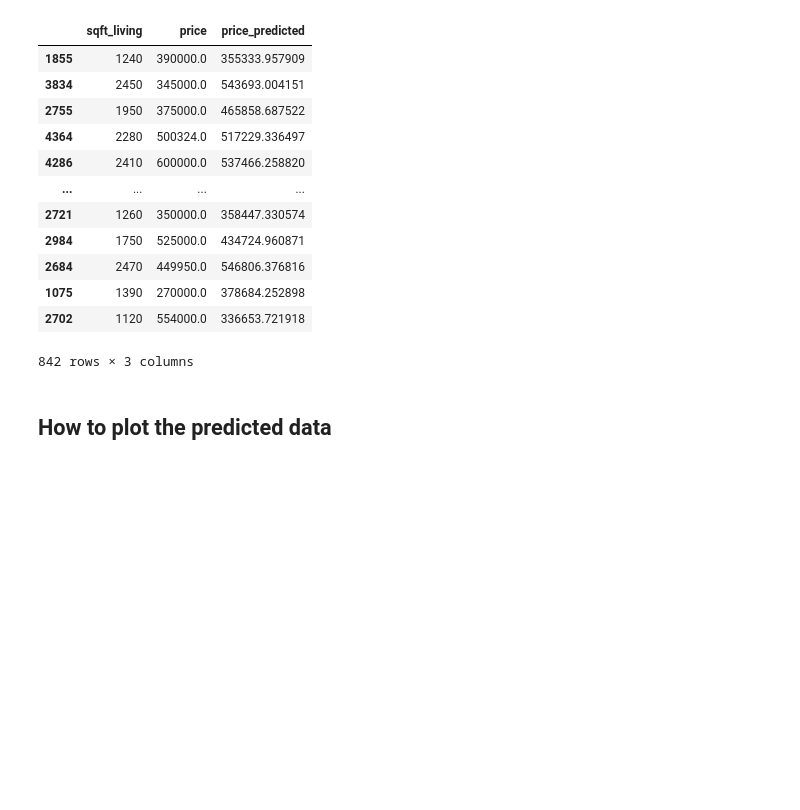
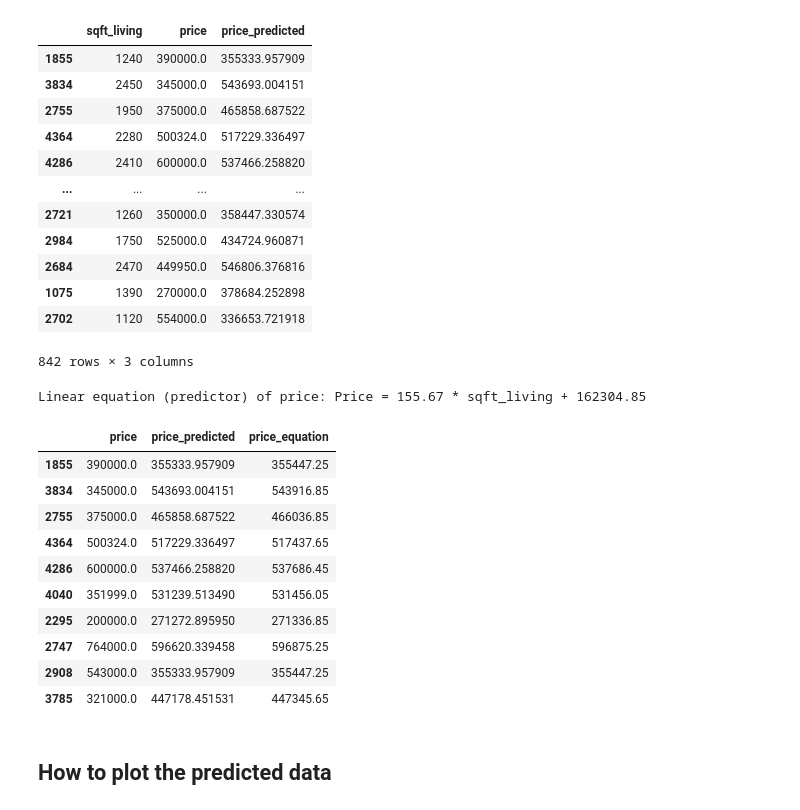
Before and after one commit to ncrowder/python, a Jupyter notebook: murach_data_analysis/class_demos/regression.ipynb, the cells around one changed output. Drawn from its saved outputs; the diff is of its cells as text; code cells hidden in the pictures; blank space fills up the shorter version.

```diff
--- a/murach_data_analysis/class_demos/regression.ipynb
+++ b/murach_data_analysis/class_demos/regression.ipynb
@@ -194,6 +194,30 @@ df_pred
 | 1075 | 1390 | 270000.0 | 378684.252898 |
 | 2702 | 1120 | 554000.0 | 336653.721918 |
 842 rows × 3 columns
+# %%
+slope = round(float(linearModel.coef_[0,0]),2)
+intercept = round(float(linearModel.intercept_[0]),2)
+print(f"Linear equation (predictor) of price: Price = {slope} * sqft_living + {intercept}")
+# %% [output]
+Linear equation (predictor) of price: Price = 155.67 * sqft_living + 162304.85
+# %%
+df_pred2 = pd.DataFrame({'price':df_pred.price[:10], 'price_predicted':df_pred.price_predicted[:10],'price_equation': 155.76 * df_pred.sqft_living[:10] + 162304.85})
+# %%
+# The first column is actuals, the second column is using the predict method and the last column is using the actual equation for the least squares line that was fit by the model
+# Price_predicted and price_equation would be exactly the same except since I rounded the slope and intercept there is a slight discrepancy between them.
+df_pred2
+# %% [output]
+|  | price | price_predicted | price_equation |
+| 1855 | 390000.0 | 355333.957909 | 355447.25 |
+| 3834 | 345000.0 | 543693.004151 | 543916.85 |
+| 2755 | 375000.0 | 465858.687522 | 466036.85 |
+| 4364 | 500324.0 | 517229.336497 | 517437.65 |
+| 4286 | 600000.0 | 537466.258820 | 537686.45 |
+| 4040 | 351999.0 | 531239.513490 | 531456.05 |
+| 2295 | 200000.0 | 271272.895950 | 271336.85 |
+| 2747 | 764000.0 | 596620.339458 | 596875.25 |
+| 2908 | 543000.0 | 355333.957909 | 355447.25 |
+| 3785 | 321000.0 | 447178.451531 | 447345.65 |
 # %% [markdown]
 ## How to plot the predicted data
 # %%
```
